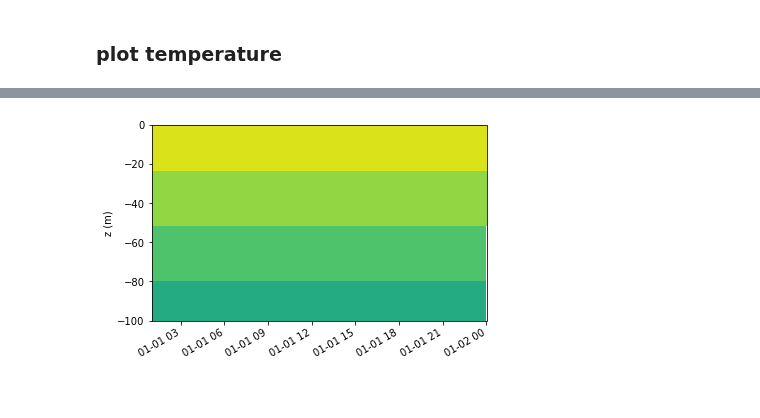
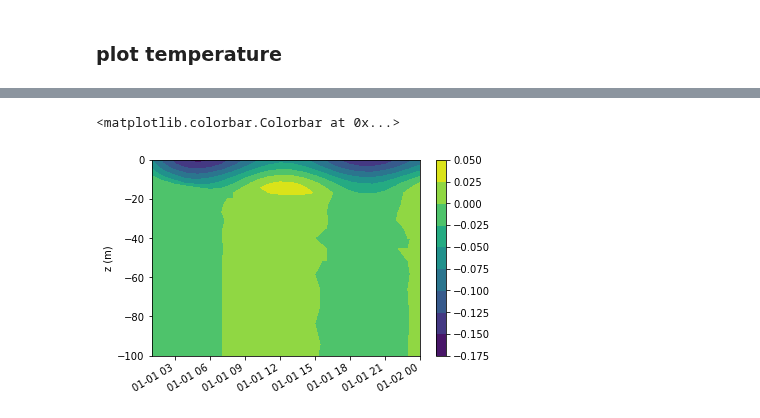
Before and after one commit to qingli411/mpasanalysis, a Jupyter notebook: plot_SuperParam_SC.ipynb, the cells around one changed output, grey strips where cells are left out. Saved outputs shown, nothing was run; the diff lists cells and outputs as text; code cells hidden in the pictures.

Commit message:
Update notebooks for superparameterization in single column mode

```diff
--- a/plot_SuperParam_SC.ipynb
+++ b/plot_SuperParam_SC.ipynb
@@ -4,8 +4,7 @@ from netCDF4 import chartostring
 from mpasanalysis import *
 %matplotlib inline
 # %%
-# mesh_file = '/Users/qingli/data/mpas/test/super-parameterization/sp_sc/output_kpp.0001-01-01_00.00.00.nc'
-mesh_file = '/Users/qingli/data/mpas/test/super-parameterization/sp_sc/KPP_test.0001-01-01_00.00.00.nc'
+mesh_file = '/Users/qingli/data/mpas/test/super-parameterization/sp_sc/oneway-20190806/KPP_test.0001-01-01_00.00.00.nc'
 data_file = mesh_file
 # %%
 mpas_data = MPASOData(filepath=data_file, filepath_mesh=mesh_file)
@@ -40,6 +62,11 @@ temp_pfl = mpas_data.get_profile(varname='temperatureLES', idx=0, position='cell
+# %%
+temp_pfl = mpas_data.get_profile(varname='velocityMeridionalLES', idx=0, position='cellLES', name='velocity',
+                                 units='m/s', tidx_start=0, tidx_end=None)
 # %%
-temp_pfl.plot()
+fig = temp_pfl.plot()
 plt.ylim([-100, 0])
 plt.gcf().autofmt_xdate()
+plt.colorbar(fig)
 # %% [output]
+<matplotlib.colorbar.Colorbar at 0x...>
-[figure, old version]
+[figure, new version]
```
Also changed, not shown: parts of 15 cells of this notebook, 1 other file.
